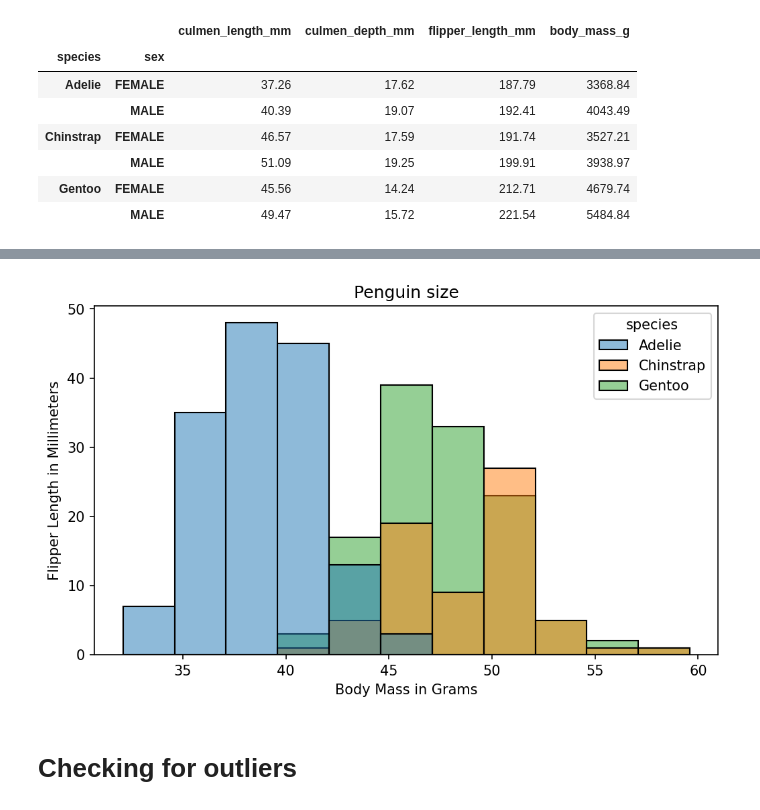
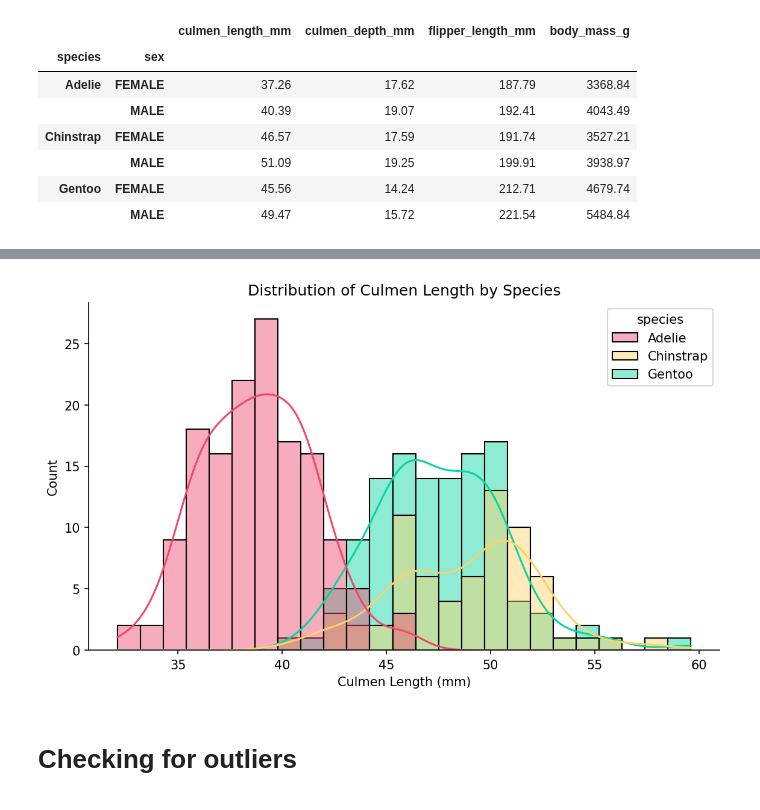
Before and after one commit to Leow14/Penguin-DF, a Jupyter notebook: notebook.ipynb, the cells around one changed output, grey strips where cells are left out. Saved outputs shown, nothing was run; the diff lists cells and outputs as text; code cells hidden in the pictures.

```diff
--- a/notebook.ipynb
+++ b/notebook.ipynb
@@ -224,15 +223,2 @@ FEMALE    165
 Name: count, dtype: int64
 ----------------------------------------
-# %%
-# Categorical and numerical summary by island
-
-for island, island_df in clean_df.groupby("island"):
-    print(f"\nIsland: {island}")
-    print("=" * 50)
-
-    print("\nCategorical variables:")
-    for col in categorical_col:
-        print(f"\n{island_df[col].value_counts()}")
-
-    print("\nNumerical summary:")
-    display(island_df[numerical_col].describe().round(2))
@@ -435,21 +307,27 @@ plt.show()
 # %%
-# Ploting a chart that displays penguins "size" grouping by penguins species
+# Distribution of culmen length across penguin species
 
-plt.figure(figsize=(8, 4.5), dpi=150)
+plt.figure(figsize=(9, 5), dpi=150)
 
 sns.histplot(
-    data=df,
+    data=clean_df,
     x="culmen_length_mm",
     hue="species",
-    #kde=True
+    kde=True,
+    bins=25,
+    palette=palette,
+    alpha=0.45
 )
 
-plt.title("Penguin size")
-plt.xlabel("Body Mass in Grams")
-plt.ylabel("Flipper Length in Millimeters")
+plt.title("Distribution of Culmen Length by Species")
+plt.xlabel("Culmen Length (mm)")
+plt.ylabel("Count")
+
+sns.despine()
+
 plt.show()
 # %% [output]
-[figure, old version]
+[figure, new version]
 # %% [markdown]
 # Checking for outliers
 # %%
```
Also changed, not shown: parts of 10 cells of this notebook.
